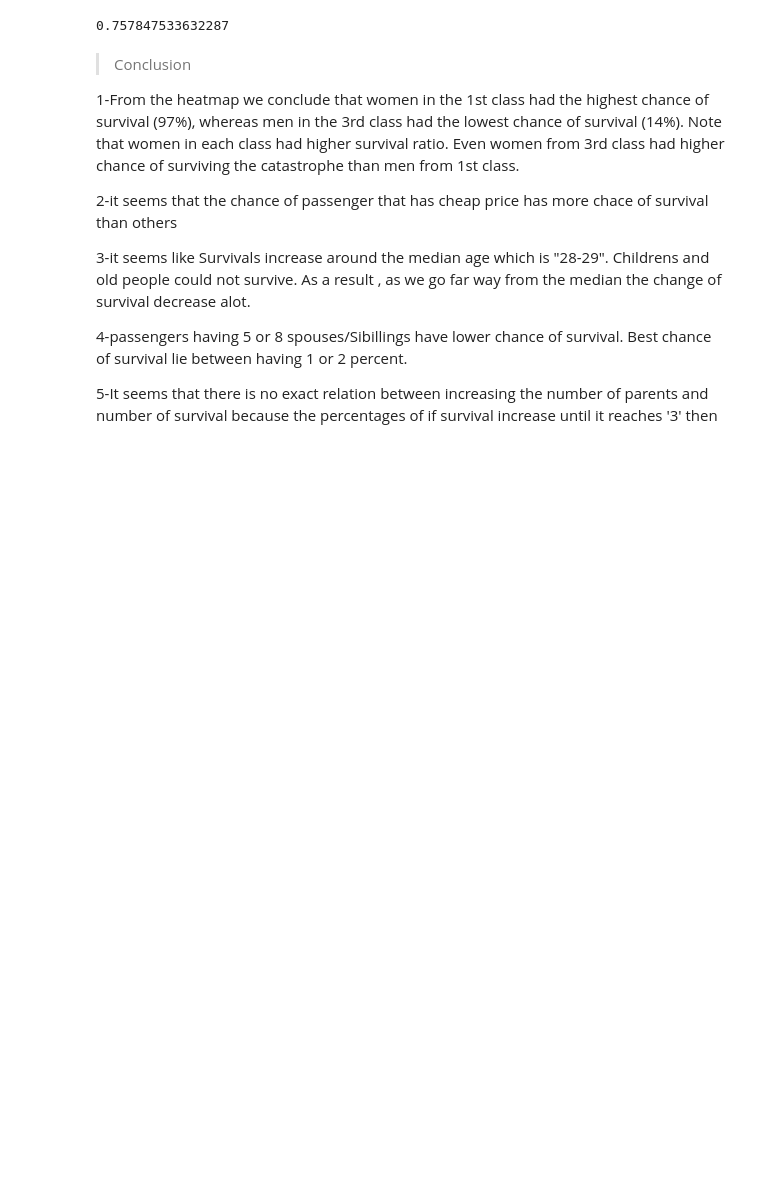
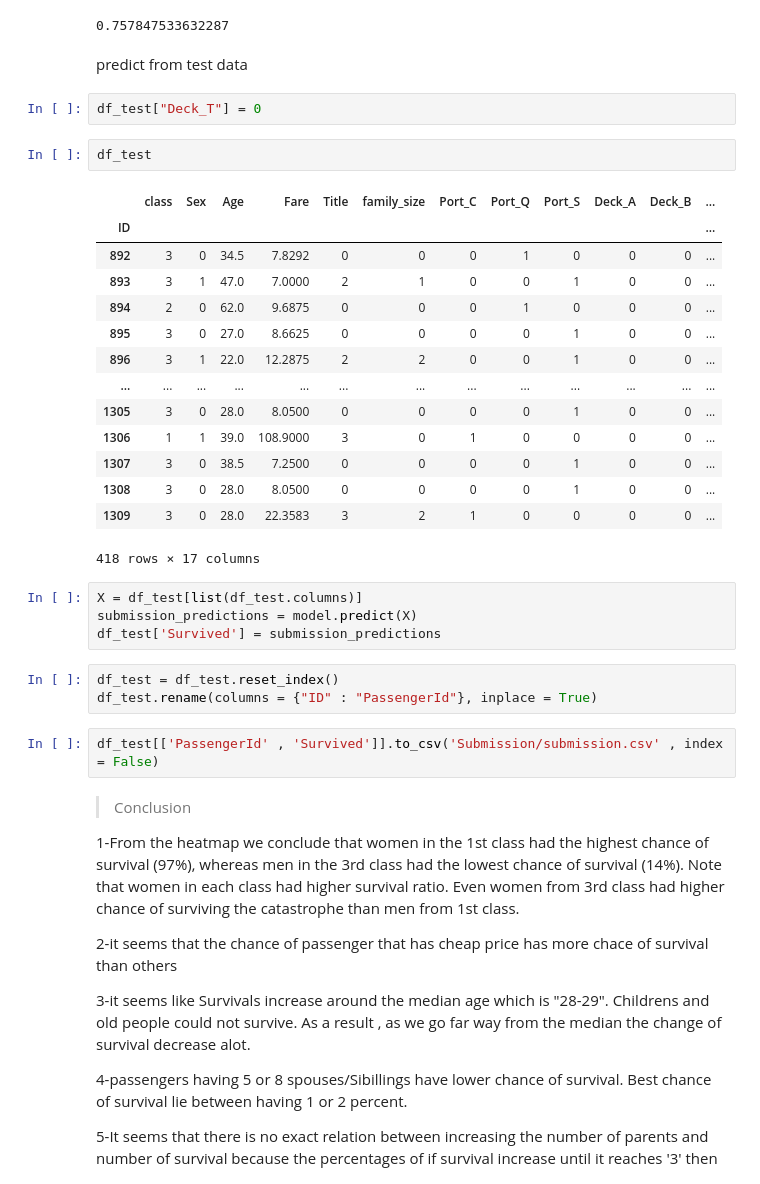
Before and after one commit to mtheggi/Titanic-Survival-Prediction, a Jupyter notebook: Titanic_Survival_Prediction.ipynb, the cells around one changed output. Saved outputs shown, nothing was run; the diff lists cells and outputs as text; blank space fills up the shorter version.

Commit message:
Readme updt + submission of prediction

```diff
--- a/Titanic_Survival_Prediction.ipynb
+++ b/Titanic_Survival_Prediction.ipynb
@@ -672,6 +672,36 @@ import sklearn.metrics as metrics
 metrics.accuracy_score(val_y , val_predictions, normalize=True, sample_weight=None)
 # %% [output]
 0.757847533632287
+# %% [markdown]
+predict from test data
+# %%
+df_test["Deck_T"] = 0
+# %%
+df_test
+# %% [output]
+|  | class | Sex | Age | Fare | Title | family_size | Port_C | Port_Q | Port_S | Deck_A | Deck_B | ... |
+| ID |  |  |  |  |  |  |  |  |  |  |  | ... |
+| 892 | 3 | 0 | 34.5 | 7.8292 | 0 | 0 | 0 | 1 | 0 | 0 | 0 | ... |
+| 893 | 3 | 1 | 47.0 | 7.0000 | 2 | 1 | 0 | 0 | 1 | 0 | 0 | ... |
+| 894 | 2 | 0 | 62.0 | 9.6875 | 0 | 0 | 0 | 1 | 0 | 0 | 0 | ... |
+| 895 | 3 | 0 | 27.0 | 8.6625 | 0 | 0 | 0 | 0 | 1 | 0 | 0 | ... |
+| 896 | 3 | 1 | 22.0 | 12.2875 | 2 | 2 | 0 | 0 | 1 | 0 | 0 | ... |
+| ... | ... | ... | ... | ... | ... | ... | ... | ... | ... | ... | ... | ... |
+| 1305 | 3 | 0 | 28.0 | 8.0500 | 0 | 0 | 0 | 0 | 1 | 0 | 0 | ... |
+| 1306 | 1 | 1 | 39.0 | 108.9000 | 3 | 0 | 1 | 0 | 0 | 0 | 0 | ... |
+| 1307 | 3 | 0 | 38.5 | 7.2500 | 0 | 0 | 0 | 0 | 1 | 0 | 0 | ... |
+| 1308 | 3 | 0 | 28.0 | 8.0500 | 0 | 0 | 0 | 0 | 1 | 0 | 0 | ... |
+| 1309 | 3 | 0 | 28.0 | 22.3583 | 3 | 2 | 1 | 0 | 0 | 0 | 0 | ... |
+418 rows × 17 columns
+# %%
+X = df_test[list(df_test.columns)]
+submission_predictions = model.predict(X)
+df_test['Survived'] = submission_predictions
+# %%
+df_test = df_test.reset_index()
+df_test.rename(columns = {"ID" : "PassengerId"}, inplace = True)
+# %%
+df_test[['PassengerId' , 'Survived']].to_csv('Submission/submission.csv' , index = False)
 # %% [markdown]
 >Conclusion
 
```
Also changed, not shown: 25 other files.
